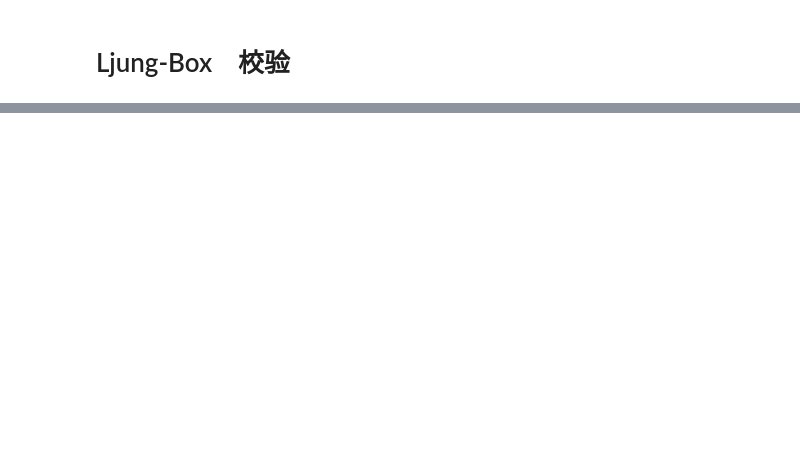
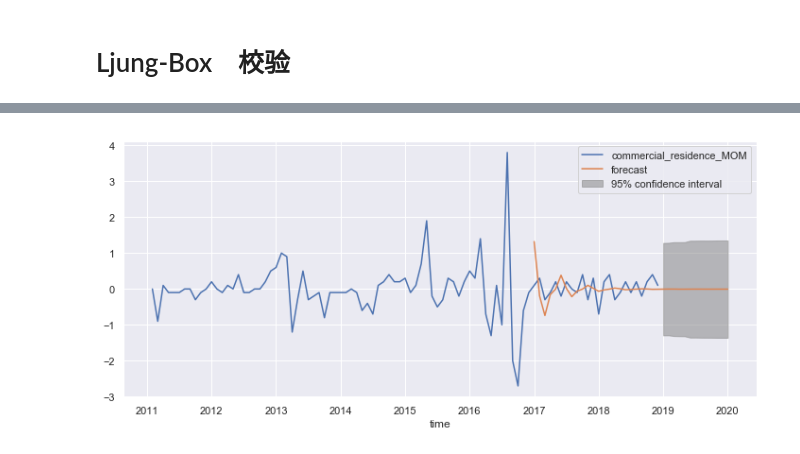
Before and after one commit to cherryMonth/machine_learning, a Jupyter notebook: house_price_with_ML/house_price_with_ML.ipynb, the cells around one changed output, grey strips where cells are left out. Saved outputs shown, nothing was run; the diff lists cells and outputs as text; code cells hidden in the pictures; blank space fills up the shorter version.

```diff
--- a/house_price_with_ML/house_price_with_ML.ipynb
+++ b/house_price_with_ML/house_price_with_ML.ipynb
@@ -97,6 +97,6 @@ fig = sm.graphics.tsa.plot_pacf(diff['commercial_residence_MOM'],lags=20,ax=ax2)
 # %% [markdown]
 通常，我们认为超过蓝色阴影的自回归系数是显著的，也就是说如果我们做显著性检验的话，往往是能通过的，而没有超过蓝色阴影的那些回归系数，通常是不显著的。
 # %%
-arma_mod20 = sm.tsa.ARMA(diff['commercial_residence_MOM'],(5,0)).fit()
-print(arma_mod20.aic,arma_mod20.bic,arma_mod20.hqic)
+arma_mod50 = sm.tsa.ARMA(diff,(5,0)).fit()
+print(arma_mod50.aic,arma_mod50.bic,arma_mod50.hqic)
 # %% [output]
@@ -193,0 +184,6 @@ ValueError: could not broadcast input array from shape (0) into shape (5)
+# %%
+fig, ax = plt.subplots(figsize=(12, 5))
+ax = diff.loc['2011-02':].plot(ax=ax)
+fig = arma_mod50.plot_predict('2017-01','2020-01', dynamic=True, ax=ax, plot_insample=False)
+# %% [output]
+[figure, added]
```
Also changed, not shown: parts of 12 cells of this notebook.
